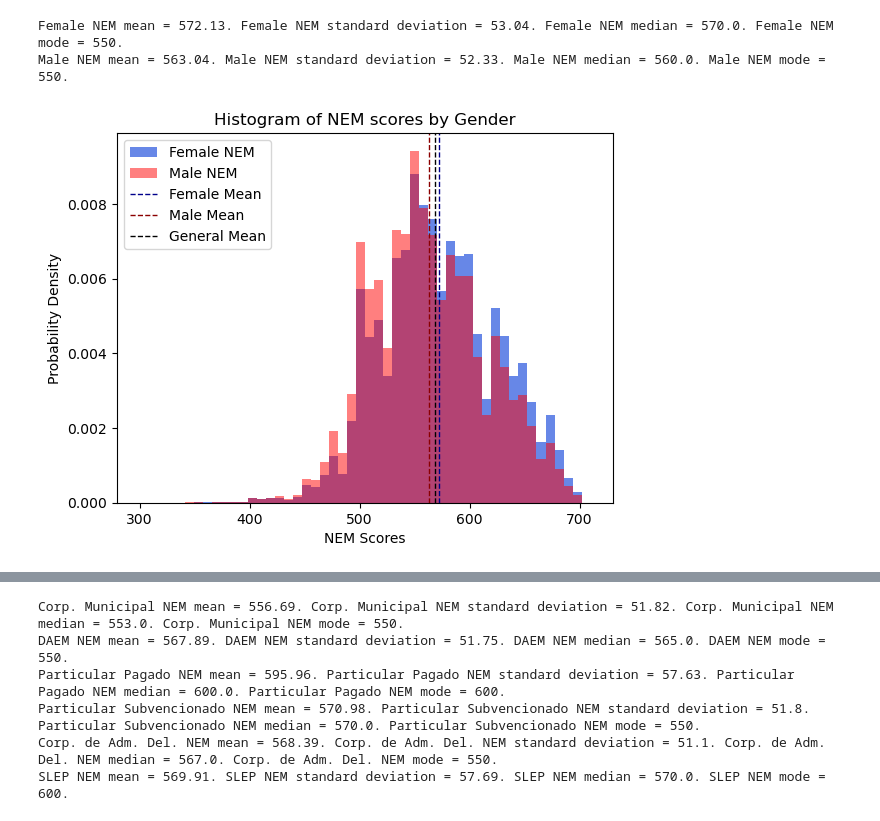
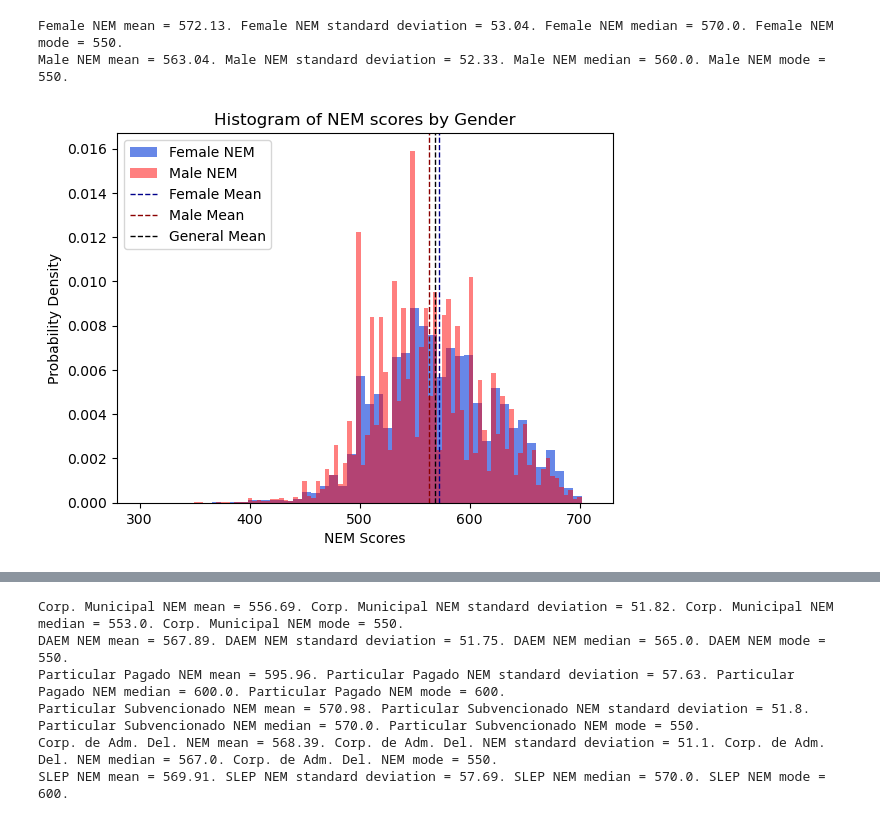
Before and after one commit to Claudio-AhumadaL/Chilean-State-Scholarship-Apllications-Data-2022, a Jupyter notebook: Data_postulacionesBecas_Claudio-AhumadaL.ipynb, the cells around one changed output, grey strips where cells are left out. Cells and saved outputs as stored; diff of their text form; code cells hidden in the pictures.

Commit message:
Change bins of gender histogram
Changed bins from 50 to 100

```diff
--- a/Data_postulacionesBecas_Claudio-AhumadaL.ipynb
+++ b/Data_postulacionesBecas_Claudio-AhumadaL.ipynb
@@ -190,15 +190,15 @@ Male NEM mean = 563.04. Male NEM standard deviation = 52.33. Male NEM median = 5
 # %%
 # Histogram of NEM by Gender
 
 plt.hist(x = students_female["NEM"], alpha=0.8, color="royalblue", density = True, label = "Female NEM", range = [300, 710], bins = 50)
-plt.hist(x = students_male["NEM"], alpha=0.5, color="red", density = True, label ="Male NEM", range = [300, 710], bins = 50)
+plt.hist(x = students_male["NEM"], alpha=0.5, color="red", density = True, label ="Male NEM", range = [300, 710], bins = 100)
 plt.axvline(female_sstatistics[0], color='darkblue', linestyle='dashed', linewidth=1, label = "Female Mean")
 plt.axvline(male_sstatistics[0], color='darkred', linestyle='dashed', linewidth=1, label = "Male Mean")
 plt.axvline(data_postulaciones["NEM"].mean(), color='k', linestyle='dashed', linewidth=1, label = "General Mean")
 plt.legend(loc = "upper left")
 plt.xlabel('NEM Scores')
 plt.ylabel('Probability Density')
 plt.title("Histogram of NEM scores by Gender")
 plt.show()
 # %% [output]
-[figure, old version]
+[figure, new version]
```
Also changed, not shown: parts of 20 cells of this notebook.
